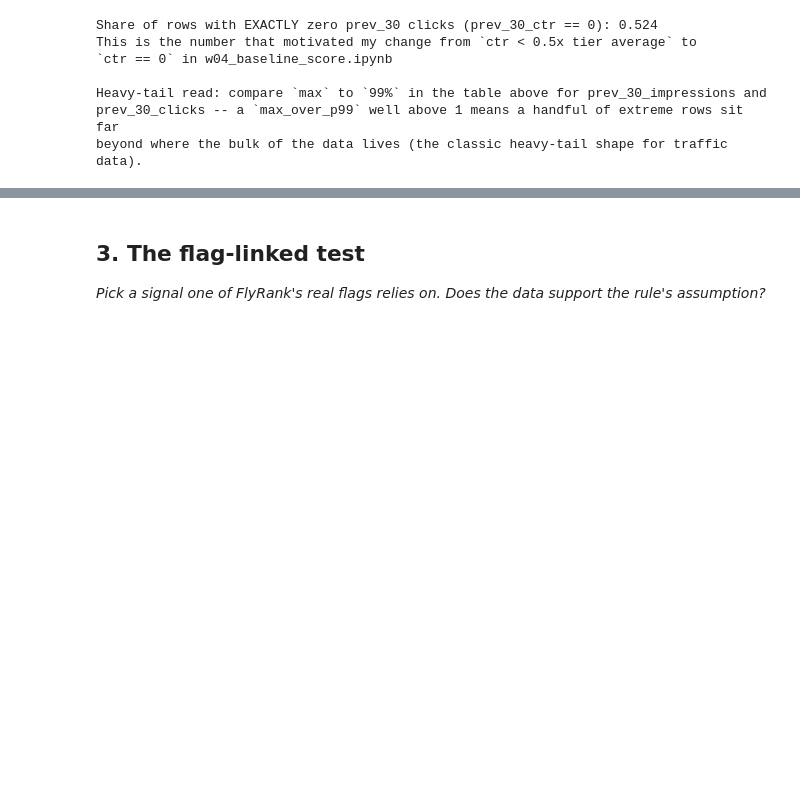
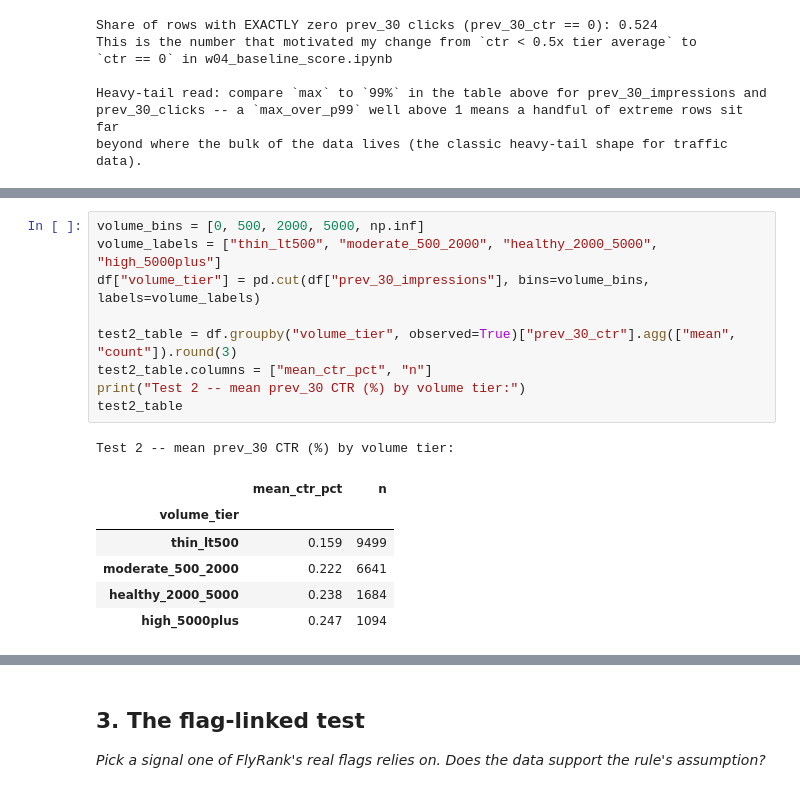
Before and after one commit to vahagngrigoryan2006/flyrank-internship-ml, a Jupyter notebook: work/notebooks/w04_signal_audit.ipynb, the cells around one changed output, grey strips where cells are left out. Saved outputs shown, nothing was run; the diff lists cells and outputs as text; blank space fills up the shorter version.

```diff
--- a/work/notebooks/w04_signal_audit.ipynb
+++ b/work/notebooks/w04_signal_audit.ipynb
@@ -133,0 +174,17 @@ beyond where the bulk of the data lives (the classic heavy-tail shape for traffi
+# %%
+volume_bins = [0, 500, 2000, 5000, np.inf]
+volume_labels = ["thin_lt500", "moderate_500_2000", "healthy_2000_5000", "high_5000plus"]
+df["volume_tier"] = pd.cut(df["prev_30_impressions"], bins=volume_bins, labels=volume_labels)
+
+test2_table = df.groupby("volume_tier", observed=True)["prev_30_ctr"].agg(["mean", "count"]).round(3)
+test2_table.columns = ["mean_ctr_pct", "n"]
+print("Test 2 -- mean prev_30 CTR (%) by volume tier:")
+test2_table
+# %% [output]
+Test 2 -- mean prev_30 CTR (%) by volume tier:
+|  | mean_ctr_pct | n |
+| volume_tier |  |  |
+| thin_lt500 | 0.159 | 9499 |
+| moderate_500_2000 | 0.222 | 6641 |
+| healthy_2000_5000 | 0.238 | 1684 |
+| high_5000plus | 0.247 | 1094 |
```
Also changed, not shown: parts of 7 cells of this notebook.
